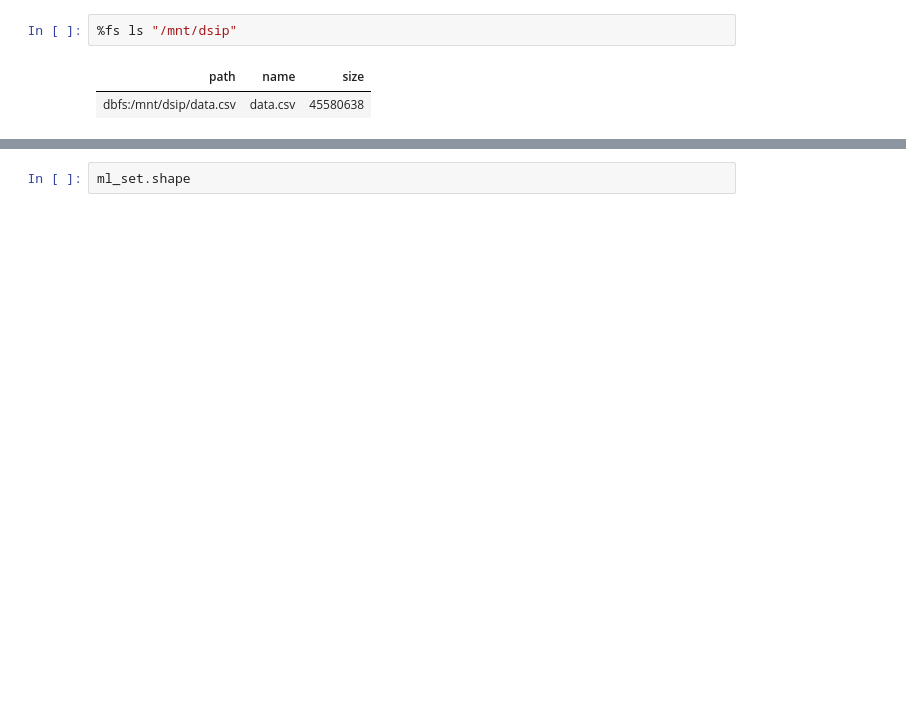
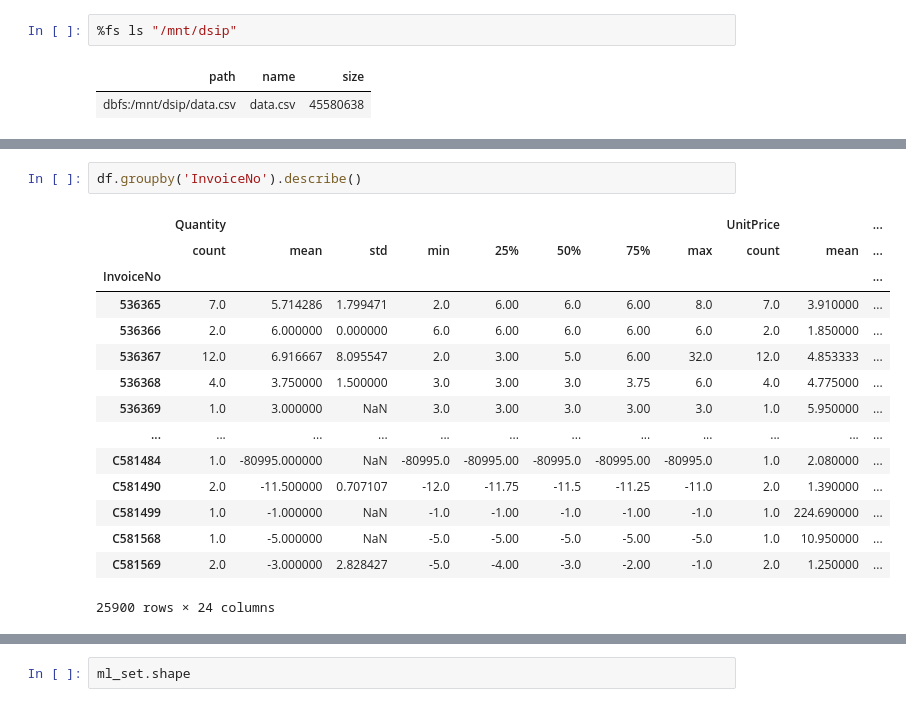
Before and after one commit to dariuspetrov/E-Commerce, a Jupyter notebook: notebooks/Users/dapetro@microsoft.com/School/DSIP/Generate-dataset.ipynb, the cells around one changed output, grey strips where cells are left out. Cells and saved outputs as stored; diff of their text form; blank space fills up the shorter version.

```diff
--- a/notebooks/Users/dapetro@microsoft.com/School/DSIP/Generate-dataset.ipynb
+++ b/notebooks/Users/dapetro@microsoft.com/School/DSIP/Generate-dataset.ipynb
@@ -109,0 +146,18 @@ data
+# %%
+df.groupby('InvoiceNo').describe()
+# %% [output]
+|  | Quantity |  |  |  |  |  |  |  | UnitPrice |  | ... |
+|  | count | mean | std | min | 25% | 50% | 75% | max | count | mean | ... |
+| InvoiceNo |  |  |  |  |  |  |  |  |  |  | ... |
+| 536365 | 7.0 | 5.714286 | 1.799471 | 2.0 | 6.00 | 6.0 | 6.00 | 8.0 | 7.0 | 3.910000 | ... |
+| 536366 | 2.0 | 6.000000 | 0.000000 | 6.0 | 6.00 | 6.0 | 6.00 | 6.0 | 2.0 | 1.850000 | ... |
+| 536367 | 12.0 | 6.916667 | 8.095547 | 2.0 | 3.00 | 5.0 | 6.00 | 32.0 | 12.0 | 4.853333 | ... |
+| 536368 | 4.0 | 3.750000 | 1.500000 | 3.0 | 3.00 | 3.0 | 3.75 | 6.0 | 4.0 | 4.775000 | ... |
+| 536369 | 1.0 | 3.000000 | NaN | 3.0 | 3.00 | 3.0 | 3.00 | 3.0 | 1.0 | 5.950000 | ... |
+| ... | ... | ... | ... | ... | ... | ... | ... | ... | ... | ... | ... |
+| C581484 | 1.0 | -80995.000000 | NaN | -80995.0 | -80995.00 | -80995.0 | -80995.00 | -80995.0 | 1.0 | 2.080000 | ... |
+| C581490 | 2.0 | -11.500000 | 0.707107 | -12.0 | -11.75 | -11.5 | -11.25 | -11.0 | 2.0 | 1.390000 | ... |
+| C581499 | 1.0 | -1.000000 | NaN | -1.0 | -1.00 | -1.0 | -1.00 | -1.0 | 1.0 | 224.690000 | ... |
+| C581568 | 1.0 | -5.000000 | NaN | -5.0 | -5.00 | -5.0 | -5.00 | -5.0 | 1.0 | 10.950000 | ... |
+| C581569 | 2.0 | -3.000000 | 2.828427 | -5.0 | -4.00 | -3.0 | -2.00 | -1.0 | 2.0 | 1.250000 | ... |
+25900 rows × 24 columns
```
Also changed, not shown: parts of 18 cells of this notebook.
